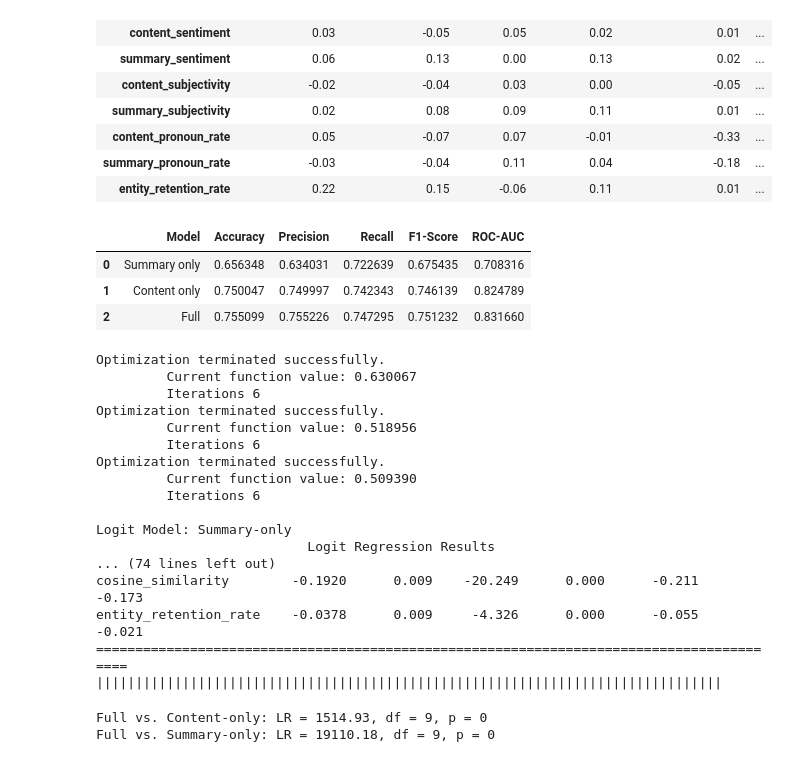
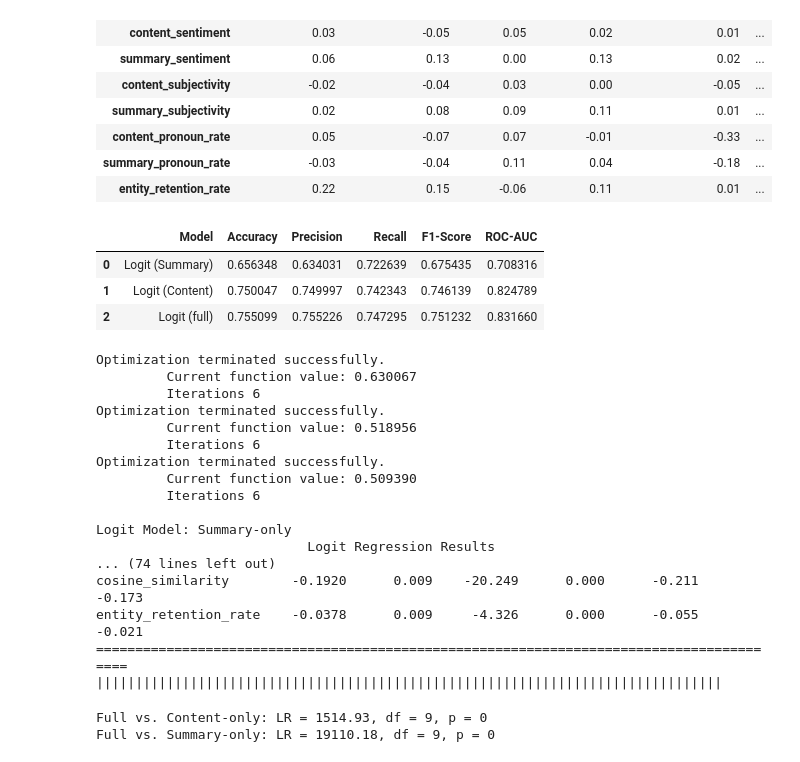
Before and after one commit to LudwigAKunz/docana-project-report, a Jupyter notebook: code/analysis.ipynb, the cells around one changed output. Saved outputs shown, nothing was run; the diff lists cells and outputs as text; code cells hidden in the pictures.

```diff
--- a/code/analysis.ipynb
+++ b/code/analysis.ipynb
@@ -299,7 +299,7 @@ content_cv_results = cross_validate(pipeline, X_content, y, cv=cv, scoring=scori
 full_cv_results = cross_validate(pipeline, X_full, y, cv=cv, scoring=scoring)
 
 cv_df = pd.DataFrame({
-    "Model": ["Summary only", "Content only", "Full"],
+    "Model": ["Logit (Summary)", "Logit (Content)", "Logit (full)"],
     "Accuracy": [summary_cv_results["test_accuracy"].mean(), content_cv_results["test_accuracy"].mean(), full_cv_results["test_accuracy"].mean()],
     "Precision": [summary_cv_results["test_precision"].mean(), content_cv_results["test_precision"].mean(), full_cv_results["test_precision"].mean()],
     "Recall": [summary_cv_results["test_recall"].mean(), content_cv_results["test_recall"].mean(), full_cv_results["test_recall"].mean()],
@@ -317,36 +317,36 @@ scaler = StandardScaler()
 x_summary_scaled = pd.DataFrame(scaler.fit_transform(X_summary), columns = X_summary.columns, index = X_summary.index)
 x_content_scaled = pd.DataFrame(scaler.fit_transform(X_content), columns = X_content.columns, index = X_content.index)
 x_full_scaled = pd.DataFrame(scaler.fit_transform(X_full), columns = X_full.columns, index = X_full.index)
 
 # adding oonstants
 X_summary_sm = sm.add_constant(x_summary_scaled)
 X_content_sm = sm.add_constant(x_content_scaled)
 X_full_sm = sm.add_constant(x_full_scaled)
 
 # models:
 logit_summary = sm.Logit(y, X_summary_sm)
 logit_content = sm.Logit(y, X_content_sm)
 logit_full = sm.Logit(y, X_full_sm)
 
 # results
 result_summary = logit_summary.fit()
 result_content = logit_content.fit()
 result_full = logit_full.fit()
 
 print("\nLogit Model: Summary-only")
 print(result_summary.summary())
 print("|"*80)
 print("\nLogit Model: Content-only")
 print(result_content.summary())
 print("|"*80)
 print("\nLogit Model: Full")
 print(result_full.summary())
 print("|"*80)
 # %% [output]
 |  | Model | Accuracy | Precision | Recall | F1-Score | ROC-AUC |
-| 0 | Summary only | 0.656348 | 0.634031 | 0.722639 | 0.675435 | 0.708316 |
-| 1 | Content only | 0.750047 | 0.749997 | 0.742343 | 0.746139 | 0.824789 |
-| 2 | Full | 0.755099 | 0.755226 | 0.747295 | 0.751232 | 0.831660 |
+| 0 | Logit (Summary) | 0.656348 | 0.634031 | 0.722639 | 0.675435 | 0.708316 |
+| 1 | Logit (Content) | 0.750047 | 0.749997 | 0.742343 | 0.746139 | 0.824789 |
+| 2 | Logit (full) | 0.755099 | 0.755226 | 0.747295 | 0.751232 | 0.831660 |
 Optimization terminated successfully.
          Current function value: 0.630067
          Iterations 6
```
Also changed, not shown: parts of 4 cells of this notebook, 3 other files.
